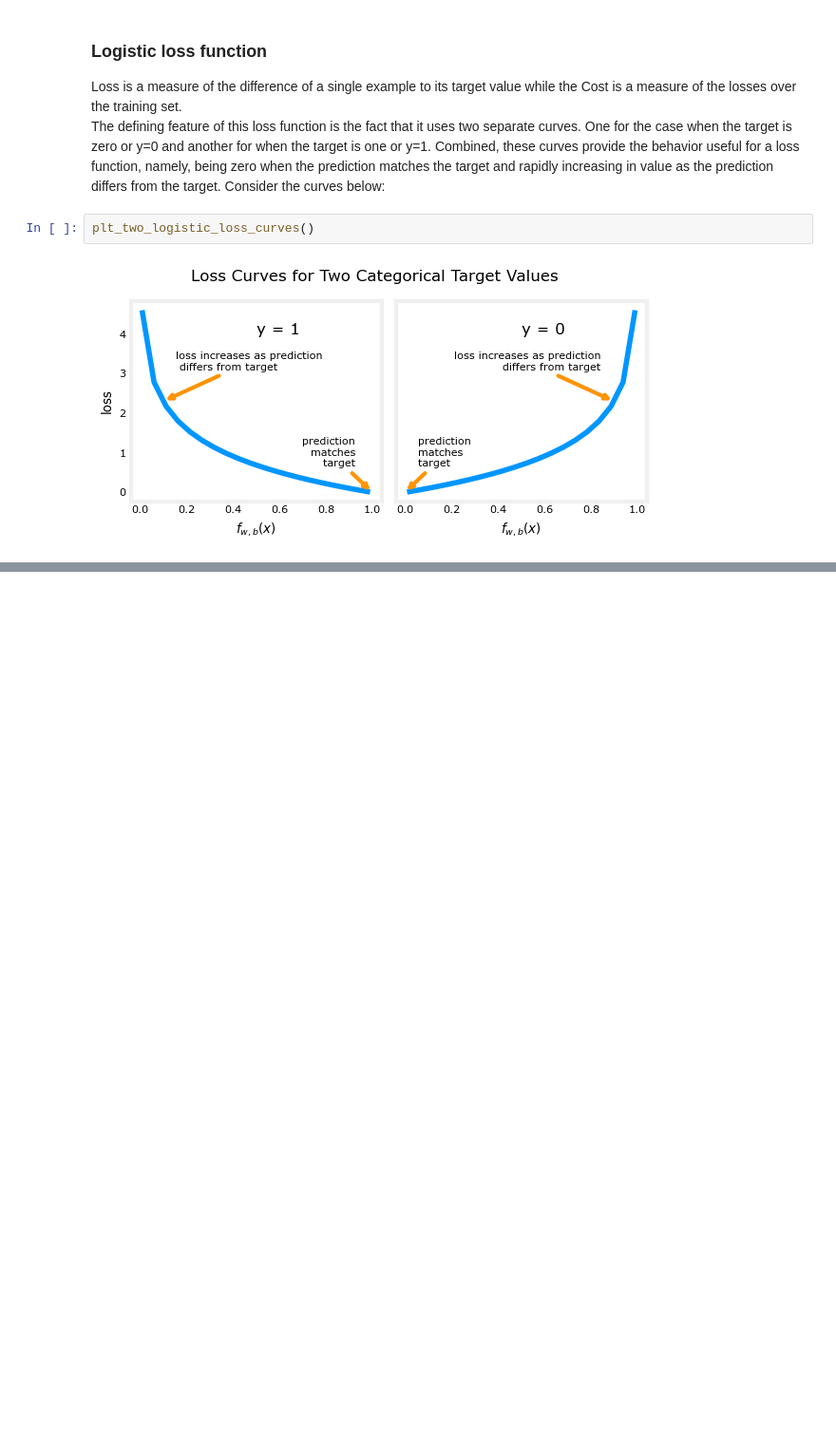
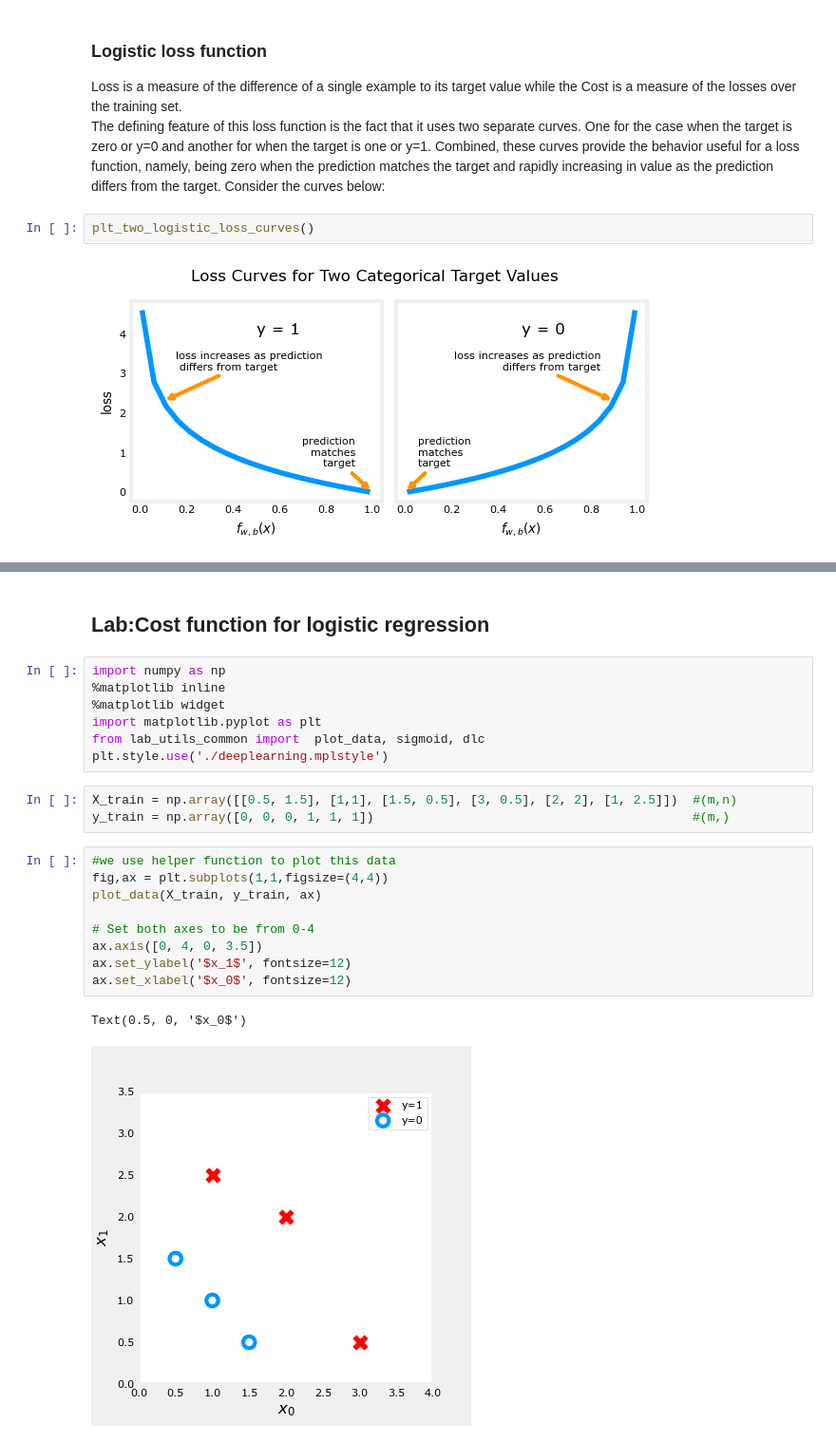
Before and after one commit to PrishaAggarwal/AI-ML, a Jupyter notebook: Machine_Learning/Week_3_Course_1/ML_5.ipynb, the cells around one changed output, grey strips where cells are left out. Shown at 95% size. Cells and saved outputs as stored; diff of their text form; blank space fills up the shorter version.

```diff
--- a/Machine_Learning/Week_3_Course_1/ML_5.ipynb
+++ b/Machine_Learning/Week_3_Course_1/ML_5.ipynb
@@ -347,0 +371,24 @@ plt_two_logistic_loss_curves()
+# %% [markdown]
+## Lab:Cost function for logistic regression
+# %%
+import numpy as np
+%matplotlib inline
+%matplotlib widget
+import matplotlib.pyplot as plt
+from lab_utils_common import  plot_data, sigmoid, dlc
+plt.style.use('./deeplearning.mplstyle')
+# %%
+X_train = np.array([[0.5, 1.5], [1,1], [1.5, 0.5], [3, 0.5], [2, 2], [1, 2.5]])  #(m,n)
+y_train = np.array([0, 0, 0, 1, 1, 1])                                           #(m,)
+# %%
+#we use helper function to plot this data
+fig,ax = plt.subplots(1,1,figsize=(4,4))
+plot_data(X_train, y_train, ax)
+
+# Set both axes to be from 0-4
+ax.axis([0, 4, 0, 3.5])
+ax.set_ylabel('$x_1$', fontsize=12)
+ax.set_xlabel('$x_0$', fontsize=12)
+# %% [output]
+Text(0.5, 0, '$x_0$')
+[figure, added]
```
Also changed, not shown: parts of 13 cells of this notebook, 4 other files.
